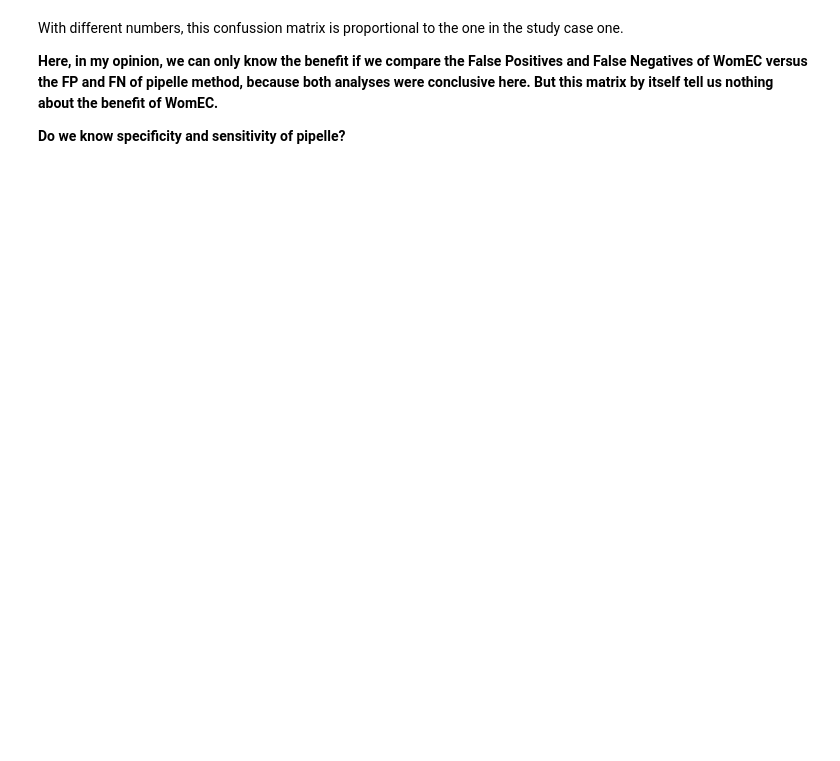
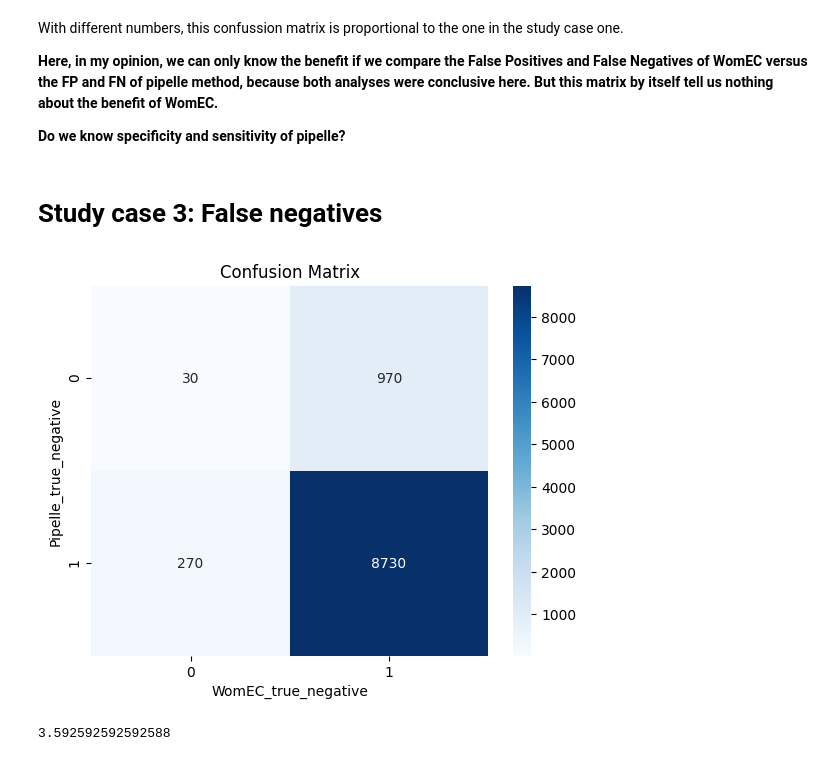
Before and after one commit to MiMARK-es/cohort-analysis, a Jupyter notebook: notebooks/other_analyses/sample_size/risk_benefit.ipynb, the cells around one changed output. Drawn from its saved outputs; the diff is of its cells as text; code cells hidden in the pictures; blank space fills up the shorter version.

```diff
--- a/notebooks/other_analyses/sample_size/risk_benefit.ipynb
+++ b/notebooks/other_analyses/sample_size/risk_benefit.ipynb
@@ -106,3 +106,28 @@ With different numbers, this confussion matrix is proportional to the one in the
 **Here, in my opinion, we can only know the benefit if we compare the False Positives and False Negatives of WomEC versus the FP and FN of pipelle method, because both analyses were conclusive here. But this matrix by itself tell us nothing about the benefit of WomEC.**
 
 **Do we know specificity and sensitivity of pipelle?**
+# %% [markdown]
+# Study case 3: False negatives
+# %%
+# Tiene resultados / no tiene resultados
+N_SAMPLES = 10000
+p_womec_tn = 0.97
+p_pipelle_tn = 0.90
+
+a = N_SAMPLES*(1-p_womec_tn)*(1-p_pipelle_tn)
+b = N_SAMPLES*(p_womec_tn)*(1-p_pipelle_tn)
+c = N_SAMPLES*(1-p_womec_tn)*(p_pipelle_tn)
+d = N_SAMPLES*(p_womec_tn)*(p_pipelle_tn)
+
+confusion_matrix = [[a, b], [c, d]]
+sns.heatmap(confusion_matrix, annot=True, fmt=".0f", cmap='Blues')
+plt.xlabel('WomEC_true_negative')
+plt.ylabel('Pipelle_true_negative')
+plt.title('Confusion Matrix')
+plt.show()
+# %% [output]
+[figure, added]
+# %%
+b/c
+# %% [output]
+3.592592592592588
```
Also changed, not shown: parts of 5 cells of this notebook, 2 other files.
